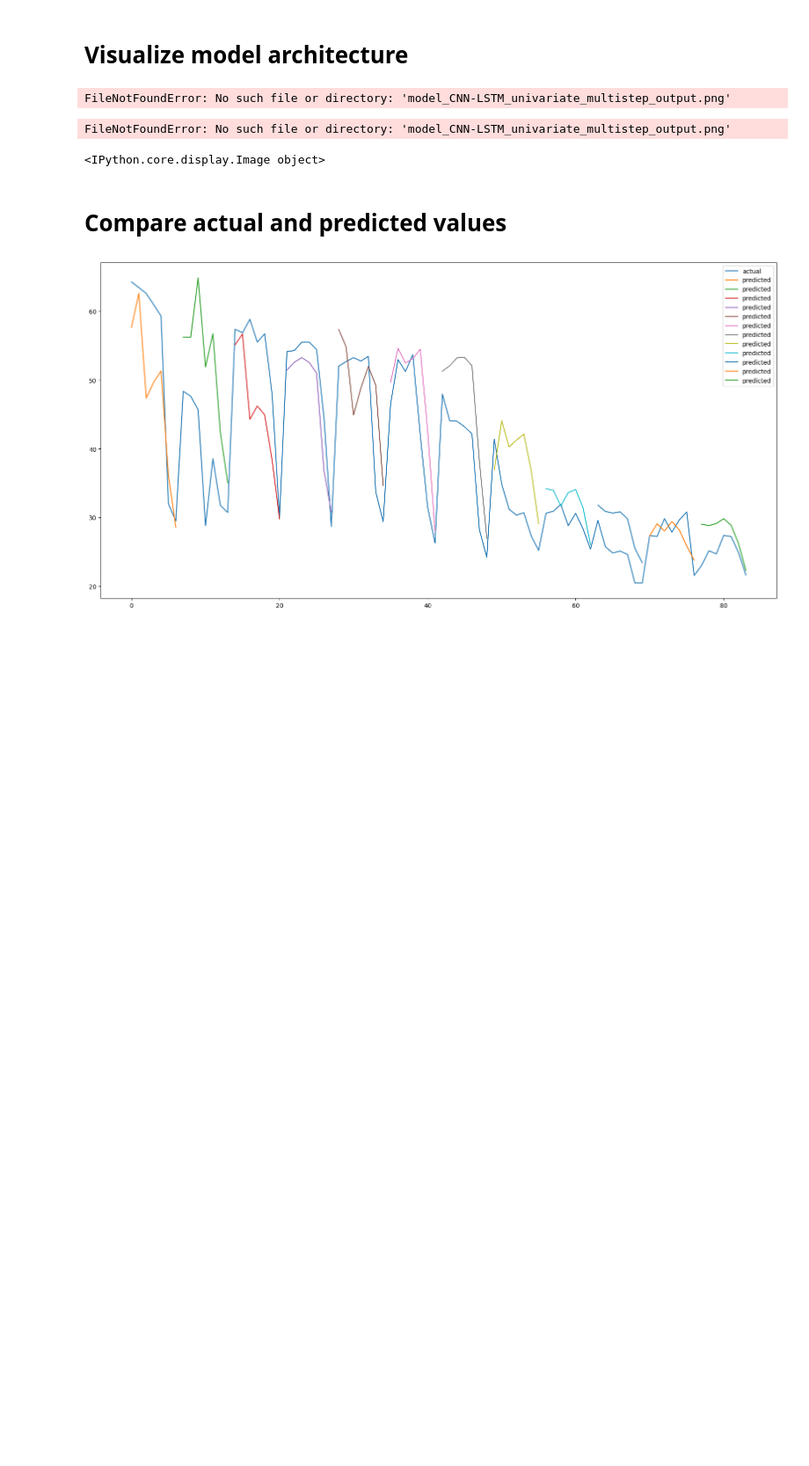
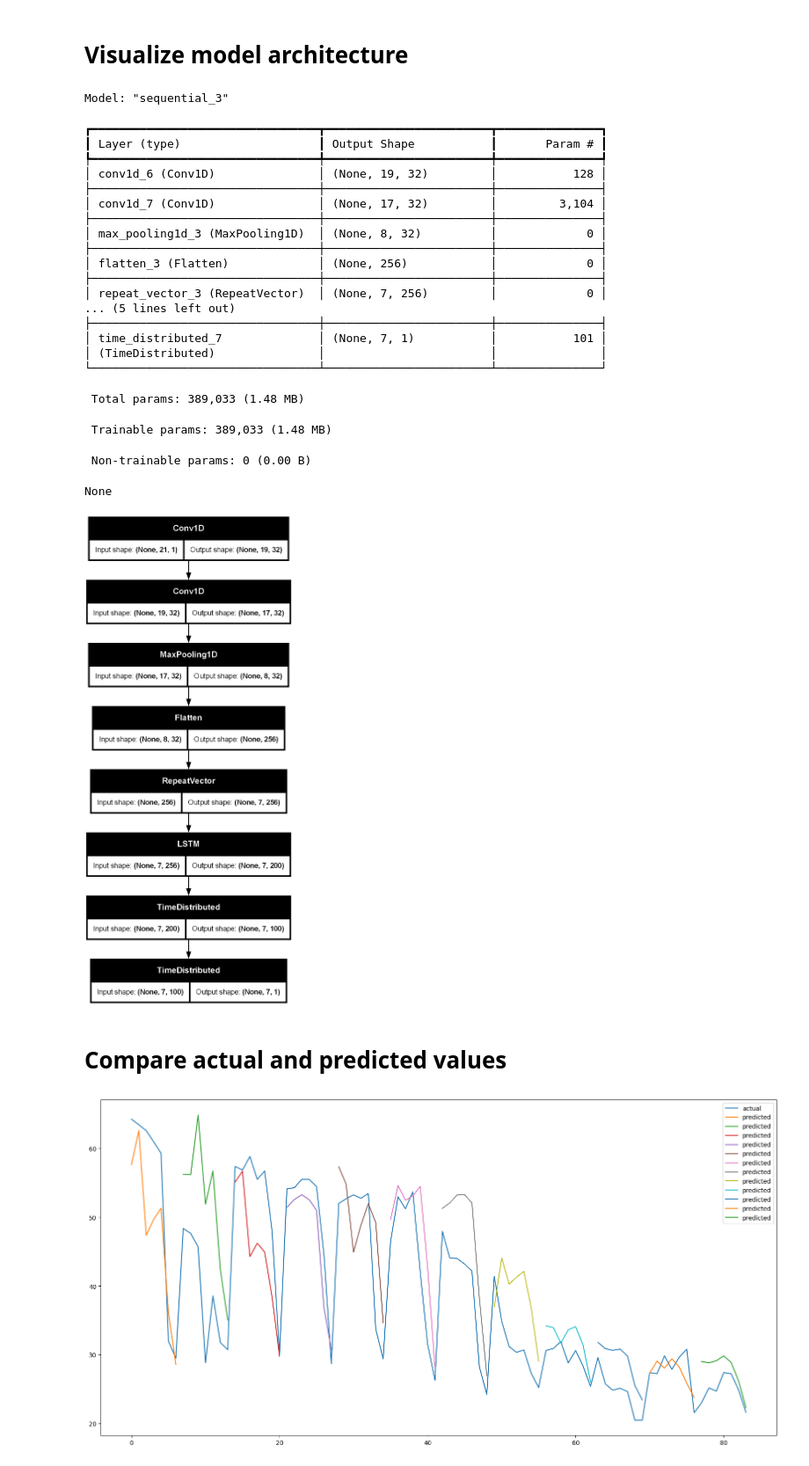
Before and after one commit to ha2ardbunny/Hybrid-Deep-Learning-DRL-Data-Center-Thermal-Management, a Jupyter notebook: CNN_LSTM_univariate_multistep_output_github_2023.ipynb, the cells around one changed output. Shown at 88% size. Cells and saved outputs as stored; diff of their text form; code cells hidden in the pictures; blank space fills up the shorter version.

```diff
--- a/CNN_LSTM_univariate_multistep_output_github_2023.ipynb
+++ b/CNN_LSTM_univariate_multistep_output_github_2023.ipynb
@@ -133,23 +179,36 @@ def build_model(train, n_input, n_output):
     verbose, epochs, batch_size = 0, 100, 16
     n_features = X_train.shape[2]
     # reshape output into [samples, timesteps, features]
-    y_train = y_train.reshape((y_train.shape[0], y_train.shape[1], 1))
+    # y_train = y_train.reshape((y_train.shape[0], y_train.shape[1], 1)) multi-step output
+    y_train = y_train.reshape((y_train.shape[0], 1))
     # define model
     model = Sequential()
+    #-------CNN-------
     model.add(Conv1D(32, 3, activation='relu', input_shape=(n_input, n_features)))
     model.add(Conv1D(32, 3, activation='relu'))
     model.add(MaxPooling1D())
     model.add(Flatten())
-    model.add(RepeatVector(n_output))
-    model.add(LSTM(200, activation='relu', return_sequences=True))
-    model.add(TimeDistributed(Dense(100, activation='relu')))
-    model.add(TimeDistributed(Dense(1)))
+    #-------CNN-------
+    #-------LSTM-------
+    model.add(RepeatVector(1))
+    model.add(LSTM(200, activation='relu', return_sequences=False))
+    # model.add(RepeatVector(n_output))
+    # model.add(LSTM(200, activation='relu', return_sequences=True))
+    #-------LSTM-------
+    model.add(Dense(1))
+    # model.add(TimeDistributed(Dense(100, activation='relu')))
+    # model.add(TimeDistributed(Dense(1)))
     model.compile(loss='mse', optimizer='adam')
     print(model.summary())
     plot_model(model=model, to_file ='model_CNN-LSTM_univariate_multistep_output.png', show_shapes=True, show_layer_names=True)
     # fit network
-    model.fit(X_train, y_train, epochs=epochs, batch_size=batch_size, verbose=verbose)
-    return model
+    # model.fit(X_train, y_train, epochs=epochs, batch_size=batch_size, verbose=verbose)
+    # Inside build_model...
+    # fit network and save the history
+    history = model.fit(X_train, y_train, epochs=epochs, batch_size=batch_size,
+                    verbose=verbose, validation_split=0.2)
+
+    return model, history
 # %% [markdown]
 # Define function for evaluating model
 # %%
@@ -184,9 +272,9 @@ n_output = 7
 n_input = n_output*3
 
 # split into train and test
-train, test = split_dataset(df, n_output)
+X_train, y_train, X_test, y_test = split_dataset(data, n_input, n_output, test_size)
 
 # evaluate model and get scores
-predictions = evaluate_model(train, test, n_input, n_output)
-print('number of weeks predicted: ', len(predictions))
+predictions = evaluate_model((X_train.values, y_train.values, X_test.values, y_test.values))
+print('predicted temperatures: ', len(predictions))
 # %% [output]
@@ -220,11 +284,40 @@ Wall time: 1min 37s
 # %% [markdown]
 # Visualize model architecture
-# %%
-Image('model_CNN-LSTM_univariate_multistep_output.png')
-# %% [output]
-FileNotFoundError: No such file or directory: 'model_CNN-LSTM_univariate_multistep_output.png'
-FileNotFoundError: No such file or directory: 'model_CNN-LSTM_univariate_multistep_output.png'
-<IPython.core.display.Image object>
+# %%
+# Image('model_CNN-LSTM_univariate_multistep_output.png')
+
+from IPython.display import Image, display
+
+model, history = build_model(train, n_input, n_output)
+# 1. Generate the file
+plot_model(model, to_file='model_architecture.png', show_shapes=True)
+
+# 2. Display the file
+display(Image(filename='model_architecture.png'))
+# %% [output]
+Model: "sequential_3"
+┏━━━━━━━━━━━━━━━━━━━━━━━━━━━━━━━━━┳━━━━━━━━━━━━━━━━━━━━━━━━┳━━━━━━━━━━━━━━━┓
+┃ Layer (type)                    ┃ Output Shape           ┃       Param # ┃
+┡━━━━━━━━━━━━━━━━━━━━━━━━━━━━━━━━━╇━━━━━━━━━━━━━━━━━━━━━━━━╇━━━━━━━━━━━━━━━┩
+│ conv1d_6 (Conv1D)               │ (None, 19, 32)         │           128 │
+├─────────────────────────────────┼────────────────────────┼───────────────┤
+│ conv1d_7 (Conv1D)               │ (None, 17, 32)         │         3,104 │
+├─────────────────────────────────┼────────────────────────┼───────────────┤
+│ max_pooling1d_3 (MaxPooling1D)  │ (None, 8, 32)          │             0 │
+├─────────────────────────────────┼────────────────────────┼───────────────┤
+│ flatten_3 (Flatten)             │ (None, 256)            │             0 │
+├─────────────────────────────────┼────────────────────────┼───────────────┤
+│ repeat_vector_3 (RepeatVector)  │ (None, 7, 256)         │             0 │
+... (5 lines left out)
+├─────────────────────────────────┼────────────────────────┼───────────────┤
+│ time_distributed_7              │ (None, 7, 1)           │           101 │
+│ (TimeDistributed)               │                        │               │
+└─────────────────────────────────┴────────────────────────┴───────────────┘
+ Total params: 389,033 (1.48 MB)
+ Trainable params: 389,033 (1.48 MB)
+ Non-trainable params: 0 (0.00 B)
+None
+[figure, added]
 # %% [markdown]
 # Compare actual and predicted values
 # %%
```
Also changed, not shown: parts of 13 cells of this notebook, 1 other file.
